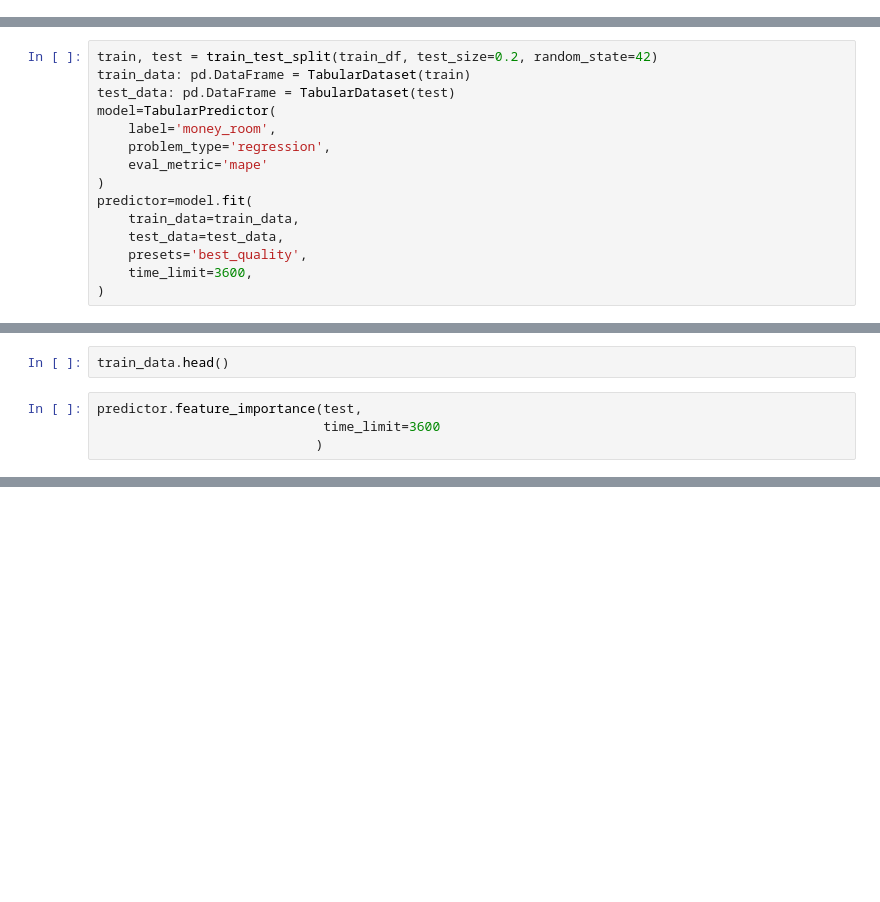
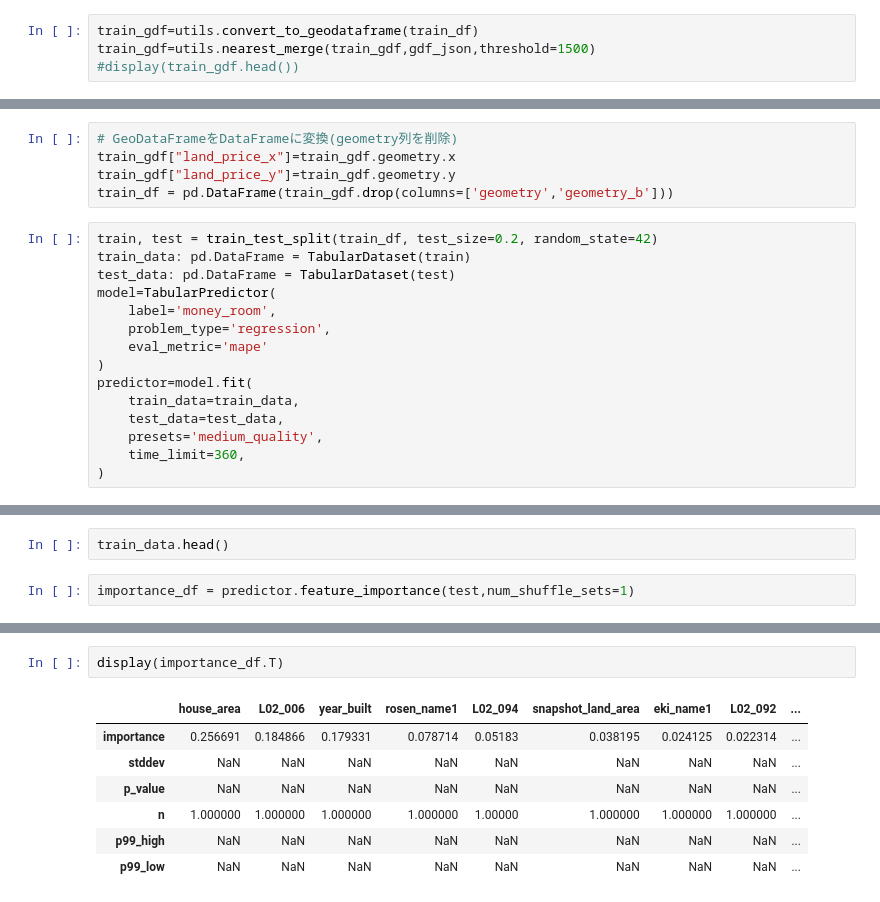
Before and after one commit to tomoya-kmt/signature, a Jupyter notebook: my_code/data_preprocess.ipynb, the cells around one changed output, grey strips where cells are left out. Saved outputs shown, nothing was run; the diff lists cells and outputs as text; blank space fills up the shorter version.

```diff
--- a/my_code/data_preprocess.ipynb
+++ b/my_code/data_preprocess.ipynb
@@ -41,0 +76,4 @@ test_data: pd.DataFrame = TabularDataset(os.path.join('..', 'data', 'test', 'tes
+# %%
+train_gdf=utils.convert_to_geodataframe(train_df)
+train_gdf=utils.nearest_merge(train_gdf,gdf_json,threshold=1500)
+#display(train_gdf.head())
@@ -42,3 +93,8 @@ test_data: pd.DataFrame = TabularDataset(os.path.join('..', 'data', 'test', 'tes
+# %%
+# GeoDataFrameをDataFrameに変換(geometry列を削除)
+train_gdf["land_price_x"]=train_gdf.geometry.x
+train_gdf["land_price_y"]=train_gdf.geometry.y
+train_df = pd.DataFrame(train_gdf.drop(columns=['geometry','geometry_b']))
 # %%
 train, test = train_test_split(train_df, test_size=0.2, random_state=42)
 train_data: pd.DataFrame = TabularDataset(train)
@@ -51,6 +107,6 @@ model=TabularPredictor(
 predictor=model.fit(
     train_data=train_data,
     test_data=test_data,
-    presets='best_quality',
-    time_limit=3600,
+    presets='medium_quality',
+    time_limit=360,
 )
@@ -68,6 +177,4 @@ pred.to_csv(os.path.join('..', 'data', 'submit', 'submission.csv'), index_label=
 # %%
 train_data.head()
 # %%
-predictor.feature_importance(test,
-                             time_limit=3600
-                            )
+importance_df = predictor.feature_importance(test,num_shuffle_sets=1)
@@ -73,0 +189,10 @@ predictor.feature_importance(test,
+# %%
+display(importance_df.T)
+# %% [output]
+|  | house_area | L02_006 | year_built | rosen_name1 | L02_094 | snapshot_land_area | eki_name1 | L02_092 | ... |
+| importance | 0.256691 | 0.184866 | 0.179331 | 0.078714 | 0.05183 | 0.038195 | 0.024125 | 0.022314 | ... |
+| stddev | NaN | NaN | NaN | NaN | NaN | NaN | NaN | NaN | ... |
+| p_value | NaN | NaN | NaN | NaN | NaN | NaN | NaN | NaN | ... |
+| n | 1.000000 | 1.000000 | 1.000000 | 1.000000 | 1.00000 | 1.000000 | 1.000000 | 1.000000 | ... |
+| p99_high | NaN | NaN | NaN | NaN | NaN | NaN | NaN | NaN | ... |
+| p99_low | NaN | NaN | NaN | NaN | NaN | NaN | NaN | NaN | ... |
```
Also changed, not shown: parts of 14 cells of this notebook, 1 other file.
